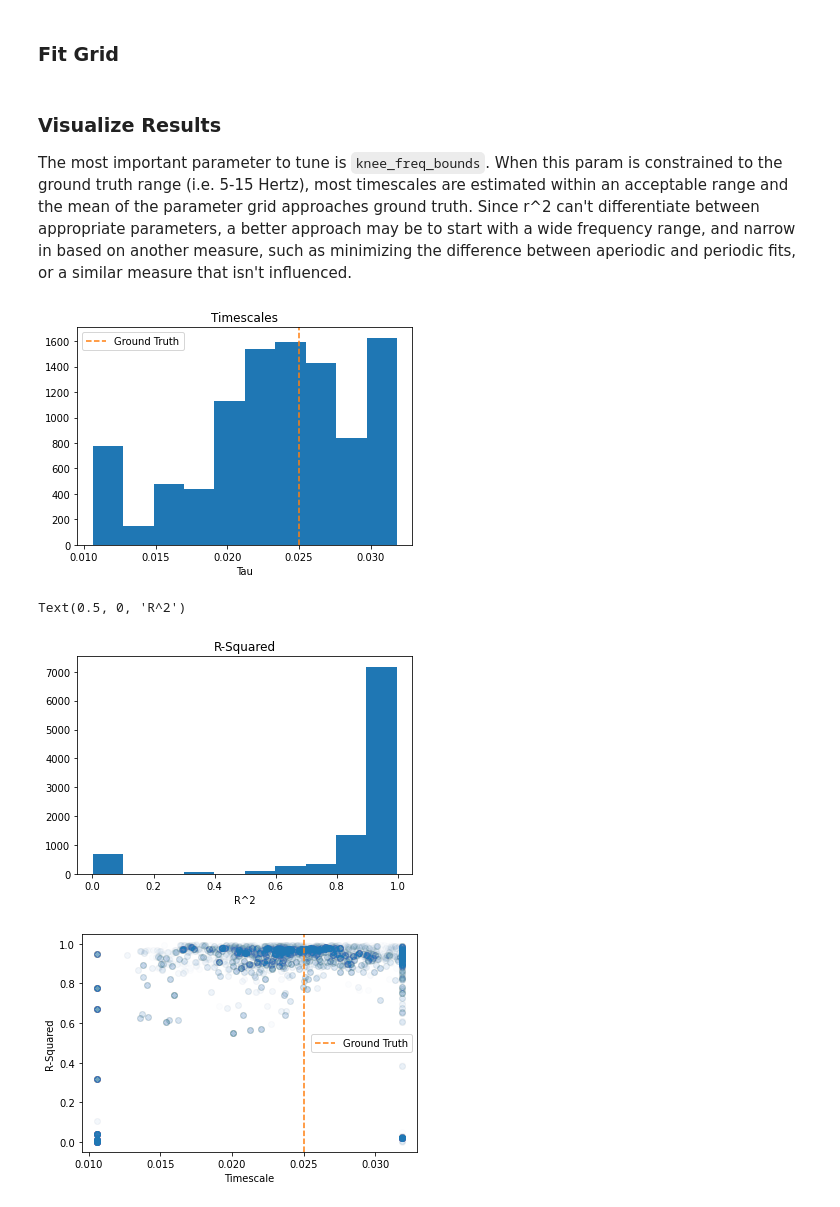
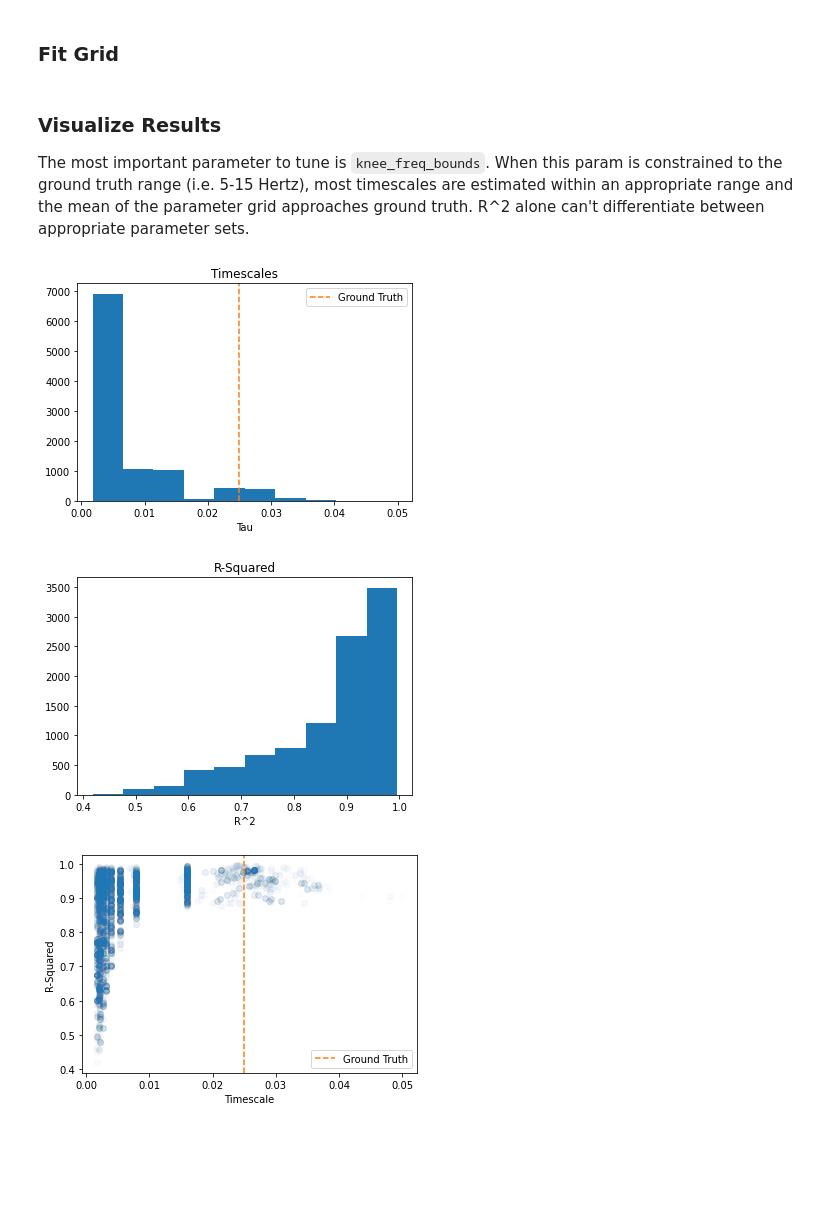
Before and after one commit to voytekresearch/timescale-methods, a Jupyter notebook: notebooks/param_gridsearch.ipynb, the cells around one changed output. Drawn from its saved outputs; the diff is of its cells as text; code cells hidden in the pictures; blank space fills up the shorter version.

Commit message:
optimize knee range

```diff
--- a/notebooks/param_gridsearch.ipynb
+++ b/notebooks/param_gridsearch.ipynb
@@ -23,7 +23,7 @@ def fit_grid_psd(sig, fs, grid, max_n_params=None, return_fm=False, n_jobs=-1, c
     # Create an array of param grid indices
     param_inds = np.array(list(product(*[list(range(len(i))) for i in list(grid.values())])))
 
-    if max_n_params is not None:
+    if max_n_params is not None and max_n_params < len(param_inds):
         sub_inds = np.random.choice(np.arange(len(param_inds)), max_n_params, replace=False)
         param_inds = param_inds[sub_inds]
 
@@ -37,7 +37,7 @@ def fit_grid_psd(sig, fs, grid, max_n_params=None, return_fm=False, n_jobs=-1, c
 
         params = list(tqdm(mapping, desc='Fitting Spectra', total=len(param_inds)))
 
-    return np.array(params)
+    return params
 
 
 def _fit_psd(index, sig=None, fs=None, grid=None, return_fm=False):
@@ -142,17 +142,18 @@ plt.loglog(f, p);
 # %% [markdown]
 ### Fit Grid
 # %%
+# 120,000 combinations
 specparam_grid = {
     # Init kwargs
     'peak_width_limits': np.array(list(combinations(np.arange(1, 10, 2), 2))),
     'max_n_peaks': np.arange(1, 13, 3),
     'peak_threshold': np.arange(1, 5),
     # Self kwargs (post-init)
-    'knee_freq_bounds': np.array([[5, 15]]), #np.column_stack((np.arange(5, 100, 5), np.arange(10, 105, 5))),
+    'knee_freq_bounds': np.column_stack((np.arange(0, 100, 10), np.arange(0, 100, 10)+20)),
     'exp_bounds': np.column_stack((np.array([.01, 1, 2]), np.arange(2, 5))),
     # Compute spectra kwargs
     'nperseg': (np.linspace(.5, 1.5, 5) * fs).astype(int),
     'noverlap': np.arange(0, 10, 2)/10,
     # Fit kwargs
-    'freq_range': np.column_stack((np.zeros(10), np.arange(10, 110, 10)))
+    'freq_range': np.array([[0, 100]])#np.column_stack((np.zeros(10), np.arange(10, 110, 10)))
 }
@@ -161,31 +162,29 @@ params = fit_grid_psd(sig, fs, specparam_grid, max_n_params=int(1e4), return_fm=
 # %% [markdown]
 ### Visualize Results
 
-The most important parameter to tune is `knee_freq_bounds`. When this param is constrained to the ground truth range (i.e. 5-15 Hertz), most timescales are estimated within an acceptable range and the mean of the parameter grid approaches ground truth. Since r^2 can't differentiate between appropriate parameters, a better approach may be to start with a wide frequency range, and narrow in based on another measure, such as minimizing the difference between aperiodic and periodic fits, or a similar measure that isn't influenced.
+The most important parameter to tune is `knee_freq_bounds`. When this param is constrained to the ground truth range (i.e. 5-15 Hertz), most timescales are estimated within an appropriate range and the mean of the parameter grid approaches ground truth. R^2 alone can't differentiate between appropriate parameter sets.
-# %%
-knees = np.array([convert_knee_val(i) for i in params[:, 1]])
-
-plt.hist(knees)
-plt.axvline(tau, ls='--', color='C1', label='Ground Truth')
-plt.title('Timescales')
-plt.xlabel('Tau')
-plt.legend();
-# %% [output]
-[figure, removed]
 # %%
+plt.figure(0)
+knees = np.array([convert_knee_val(i) for i in params[:, 1]])
+plt.hist(knees)
+plt.axvline(tau, ls='--', color='C1', label='Ground Truth')
+plt.title('Timescales')
+plt.xlabel('Tau')
+plt.legend();
+
+plt.figure(1)
 plt.hist(params[:, 2])
 plt.title('R-Squared')
 plt.xlabel('R^2')
+
+plt.figure(2)
+rsqs = params[:, 2]
+plt.scatter(knees, rsqs, alpha=.01)
+plt.xlabel('Timescale')
+plt.ylabel('R-Squared')
+plt.axvline(tau, color='C1', ls='--', label='Ground Truth')
+plt.legend();
 # %% [output]
-Text(0.5, 0, 'R^2')
-[figure, old version]
+[figure, new version]
+[figure, added]
+[figure, added]
-# %%
-rsqs = params[:, 2]
-
-plt.scatter(knees, rsqs, alpha=.01)
-plt.xlabel('Timescale')
-plt.ylabel('R-Squared')
-plt.axvline(tau, color='C1', ls='--', label='Ground Truth')
-plt.legend();
-# %% [output]
-[figure, removed]
```
Also changed, not shown: parts of 9 cells of this notebook.
